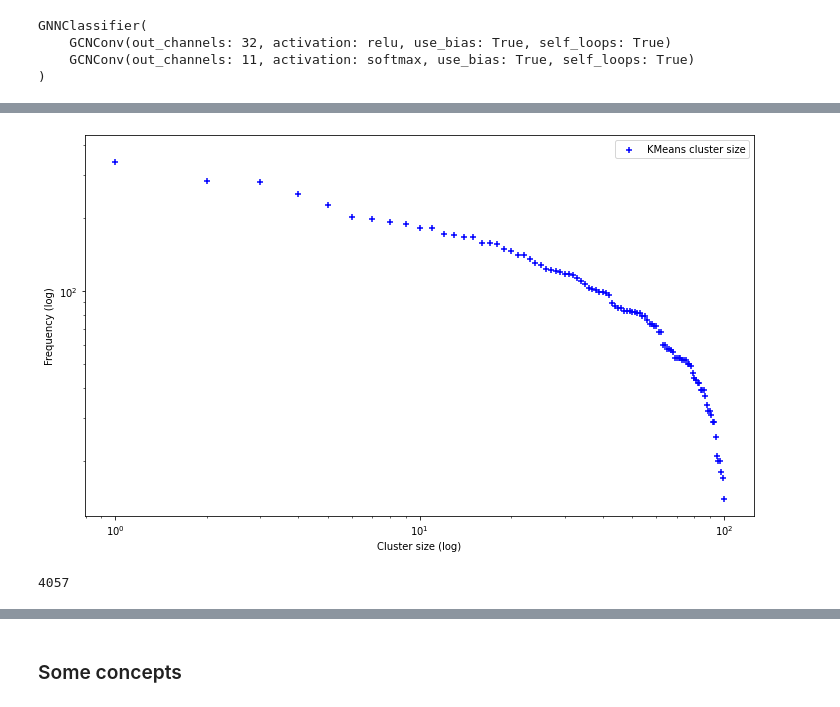
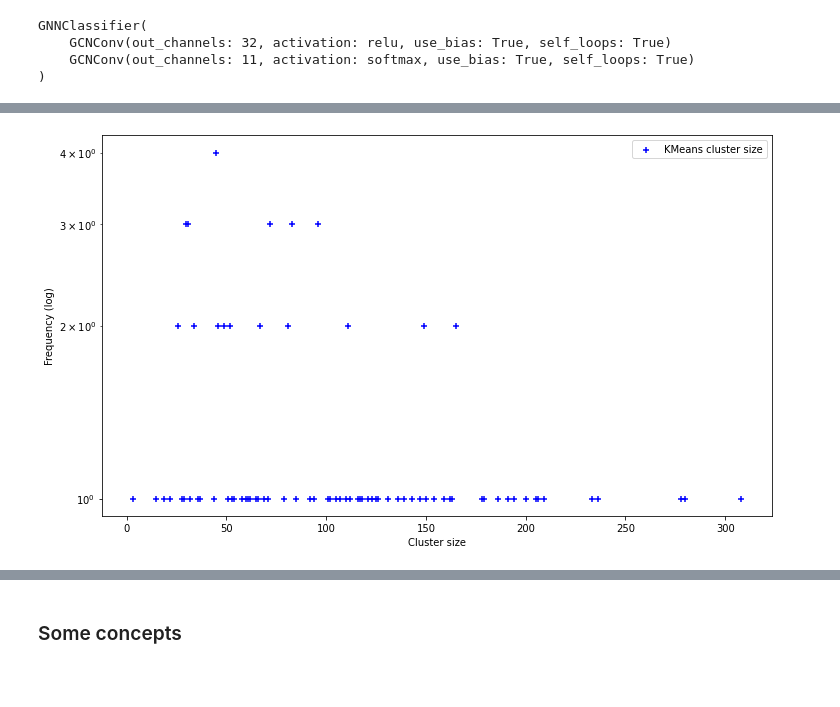
Before and after one commit to Co-MEG/CoMEG, a Jupyter notebook: notebooks/2_unexpected_concepts_wikivitals.ipynb, the cells around one changed output, grey strips where cells are left out. Saved outputs shown, nothing was run; the diff lists cells and outputs as text; code cells hidden in the pictures; blank space fills up the shorter version.

Commit message:
GNN + KMeans

```diff
--- a/notebooks/2_unexpected_concepts_wikivitals.ipynb
+++ b/notebooks/2_unexpected_concepts_wikivitals.ipynb
@@ -591,10 +600,6 @@ sorted(Counter(kmeans_labels).items(), key=lambda x: x[1], reverse=True)[0]
 # %%
 fig, ax = plt.subplots(1, 1, figsize=(12, 7))
-plot_distrib([x for x in kmeans_labels], ax=ax, log=True, label='KMeans cluster size', xlabel='Cluster size')
+plot_distrib([y for x, y in Counter(kmeans_labels).items()], ax=ax, log=False, label='KMeans cluster size', xlabel='Cluster size')
 # %% [output]
-[figure, old version]
+[figure, new version]
-# %%
-np.random.choice(len(kmeans_labels))
-# %% [output]
-4057
 # %%
```
Also changed, not shown: parts of 17 cells of this notebook.
